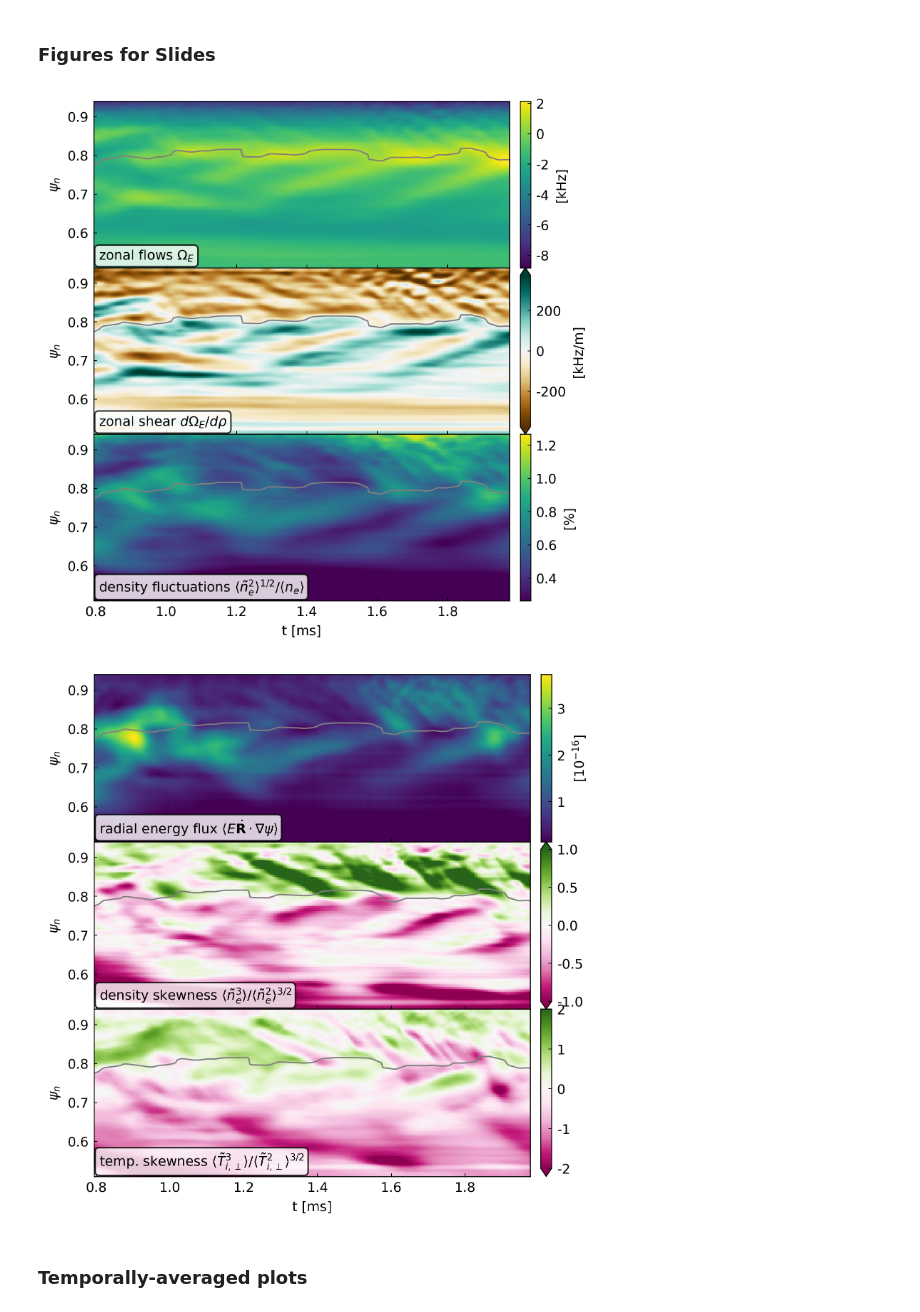
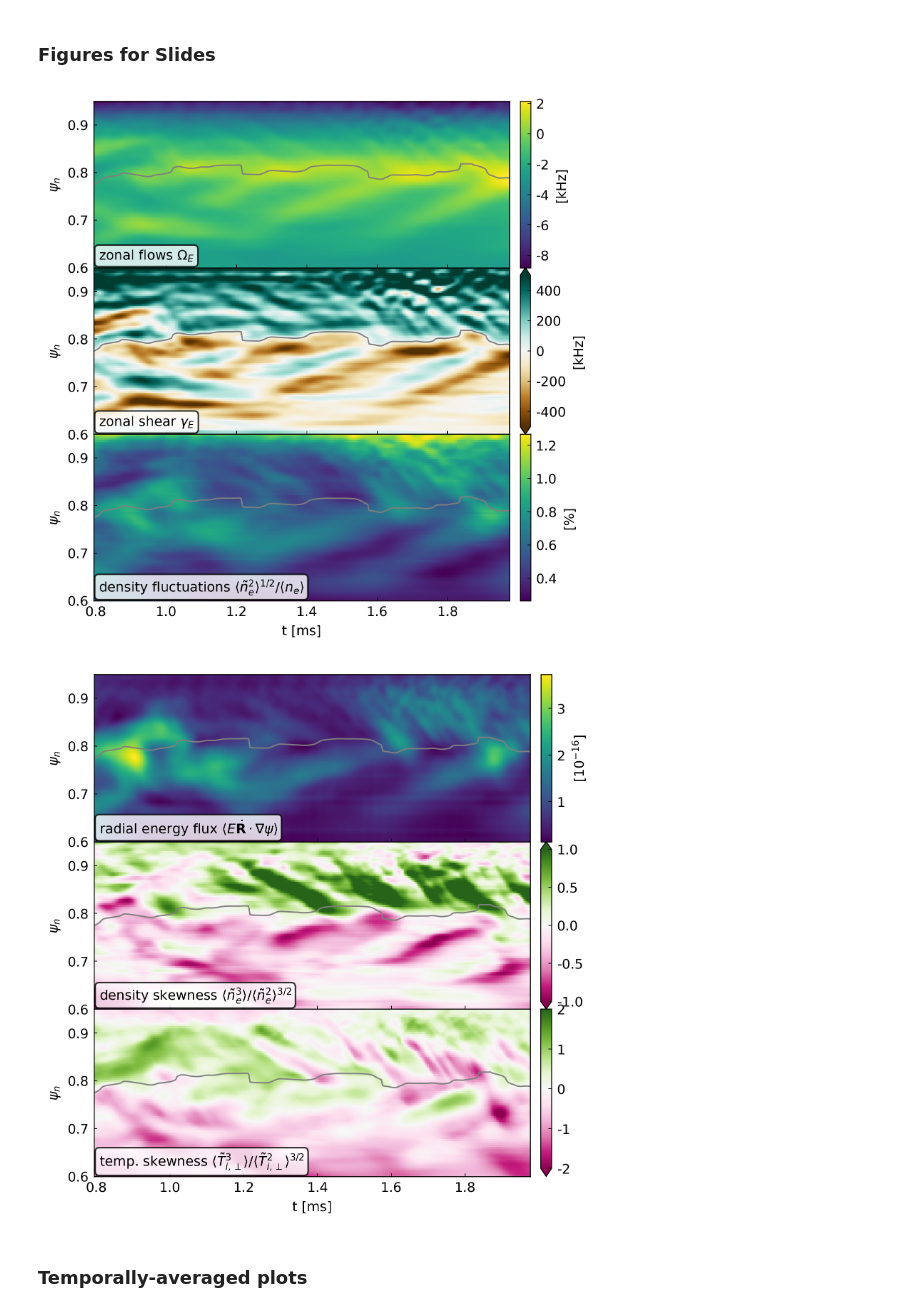
Before and after one commit to Maplenormandy/c1lgkt, a Jupyter notebook: bin/figures/jpp_figures.ipynb, the cells around one changed output. Saved outputs shown, nothing was run; the diff lists cells and outputs as text; code cells hidden in the pictures.

```diff
--- a/bin/figures/jpp_figures.ipynb
+++ b/bin/figures/jpp_figures.ipynb
@@ -90,6 +94,12 @@ tor_flux = geom.interp_q.antiderivative()
 
 # Toroidal flux at the x-point
 torx = tor_flux(eq.psix)
+
+def interp_rho_tor(psi):
+    """
+    Computes the normalized rho_tor for the unnormalized poloidal flux psi.
+    """
+    return np.sqrt(tor_flux(psi)/torx)
 
 def rho_tor_gradient(psi, f, axis=None):
     """
@@ -178,7 +188,7 @@ text_props = {'x': 0.012, 'y': 0.03,
               'size': 9,
               'va': 'bottom', 'ha': 'left',
               'bbox': text_bbox}
-psi_lim_ax = (0.41,0.94)
+psi_lim_ax = (0.6,0.95)
 psi_lim_data = (0.625,0.95)
 t_lim = (t[200]*1e3, t[-1]*1e3)
 
@@ -258,10 +268,11 @@ plot_hovmoller(t*1e3, zpot_psi/eq.psix, -zfield.T*1e-3,
 
 row += 1
 ax, cax = fig.add_subplot(gs[row,0], sharex=ax), fig.add_subplot(gs[row,1])
-plot_hovmoller(t*1e3, zpot_psi/eq.psix, -dzfield_rtor.T*1e-3 / amin,
+gamma_E = -dzfield_rtor*1e-3 * (geom.interp_q(zpot_psi) / interp_rho_tor(zpot_psi))[np.newaxis,:]
+plot_hovmoller(t*1e3, zpot_psi/eq.psix, gamma_E.T,
            cmap='BrBG', ax=ax, cax=cax,
-           label=R'zonal shear $d\Omega_E/d\rho$',
-           cax_label=R'[kHz/m]', vmin=-375, vmax=375)
+           label=R'zonal shear $\gamma_E$',
+           cax_label=R'[kHz]', vmin=-500, vmax=500)
 
 row += 1
 ax, cax = fig.add_subplot(gs[row,0], sharex=ax), fig.add_subplot(gs[row,1])
@@ -307,35 +318,35 @@ i_T_skwn = summary_data['i_T_perp_skw'] / summary_data['i_T_perp_var']**1.5
 plot_hovmoller(t*1e3, geom.psi_surf/eq.psix, i_T_skwn.T,
            cmap='PiYG', ax=ax, cax=cax,
            label=R'temp. skewness $\langle \tilde{T}_{i,\perp}^3 \rangle / \langle \tilde{T}_{i,\perp}^2 \rangle^{3/2}$',
            cax_label=R'', vmin=-2, vmax=2)
 
 ax.xaxis.set_tick_params(labelbottom=True)
 ax.set_xlabel(R't [ms]')
 
 plt.tight_layout(h_pad=0.0, w_pad=0.8)
 plt.subplots_adjust(hspace=0.0)
 
 plt.savefig('./outputs/jpp_figures/hovmoller_avalanches.pdf', dpi=300)
 plt.savefig('./outputs/jpp_figures/hovmoller_avalanches.png', dpi=300)
 
 #row += 1
 #ax, cax = fig.add_subplot(gs[row,0], sharex=ax), fig.add_subplot(gs[row,1])
 #e_gc_lne = -np.gradient(np.log(e_gc_den), axis=1) / np.gradient(psi_mks)
 #plot_hovmoller(t*1e3, psi_mks/eq.psix, e_gc_lne.T,
 #           cmap='viridis', ax=ax, cax=cax,
 #           label=R'electron density gradient',
 #           cax_label=R'', vmin=None, vmax=None)
 #
 #row += 1
 #ax, cax = fig.add_subplot(gs[row,0], sharex=ax), fig.add_subplot(gs[row,1])
 #i_T_perp_lne = -np.gradient(np.log(i_T_perp), axis=1) / np.gradient(psi_mks)
 #plot_hovmoller(t*1e3, psi_mks/eq.psix, i_T_perp_lne.T,
 #           cmap='viridis', ax=ax, cax=cax,
 #           label=R'ion temp gradient',
 #           cax_label=R'', vmin=None, vmax=None)
 # %% [output]
-[figure, old version]
+[figure, new version]
-[figure, old version]
+[figure, new version]
 # %% [markdown]
 ### Temporally-averaged plots
 # %%
```
Also changed, not shown: parts of 4 cells of this notebook, 4 other files.
